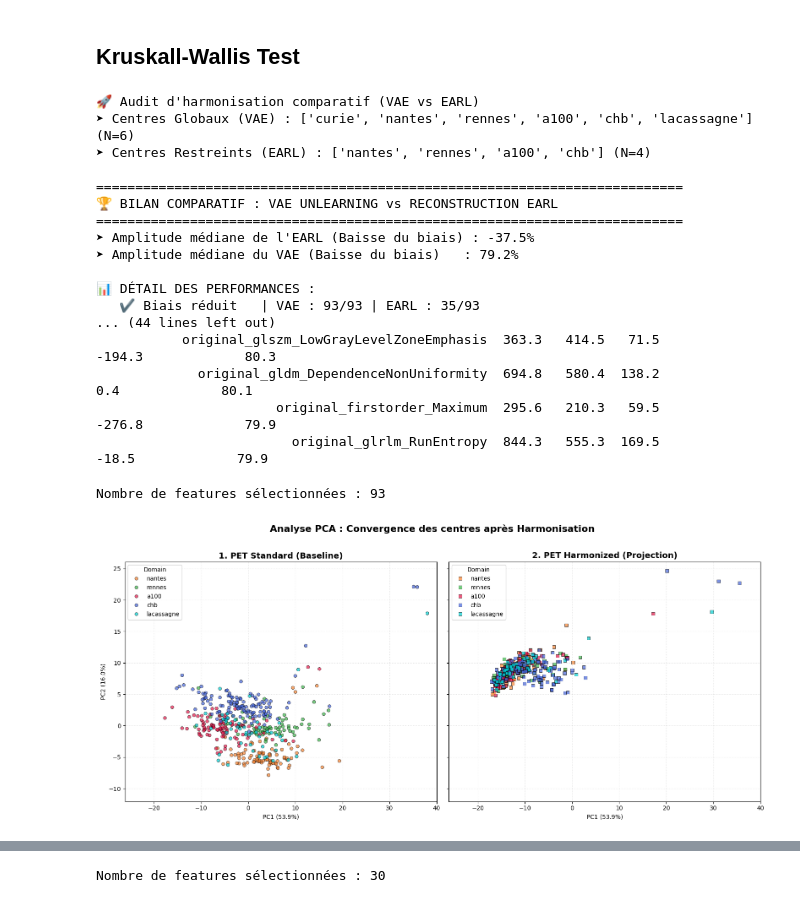
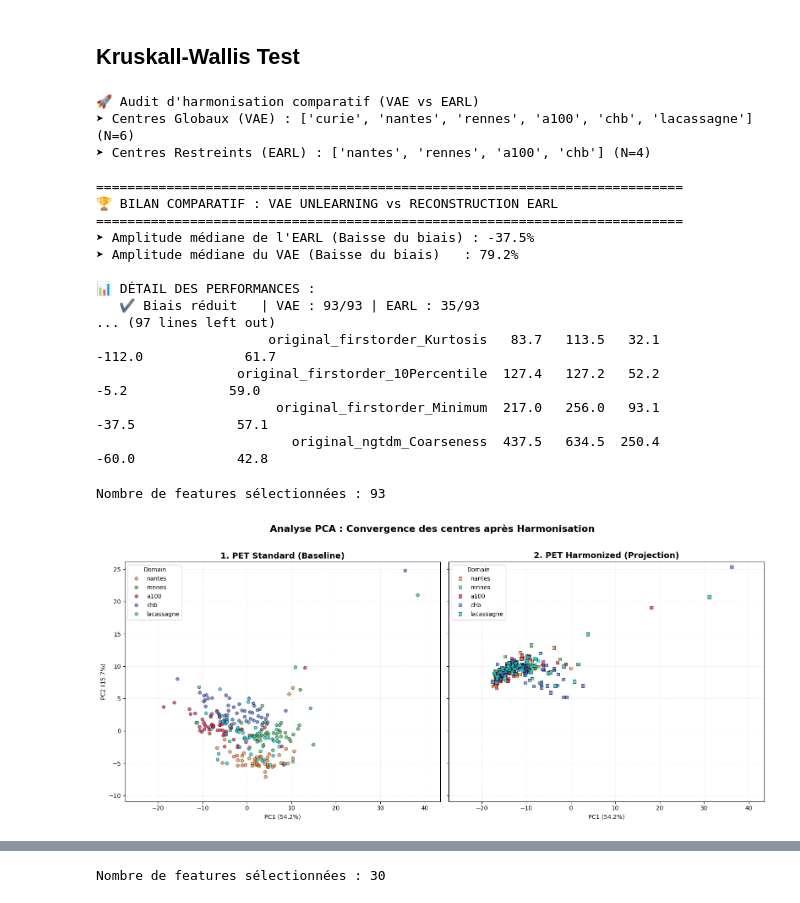
Before and after one commit to Arksyd96/federated-pet-harmonization, a Jupyter notebook: notebooks/evaluate_harmonization_radiomics.ipynb, the cells around one changed output, grey strips where cells are left out. Drawn from its saved outputs; the diff is of its cells as text; code cells hidden in the pictures.

```diff
--- a/notebooks/evaluate_harmonization_radiomics.ipynb
+++ b/notebooks/evaluate_harmonization_radiomics.ipynb
@@ -97,12 +81,12 @@ master_df
 import pandas as pd
 
 # req_mods = ['pet', 'harmonized-pet-vae', 'harmonized-pet-standard-vae', 'gaussian-earl1']
-req_mods = ['pet', 'harmonized-pet-vae']
+req_mods = ['pet', 'harmonized-pet-vae', 'earl1', 'earl2']
 
 df_filtered = master_df[master_df['Modality'].isin(req_mods)]
 
 mod_counts = df_filtered.groupby('Subject_ID')['Modality'].nunique()
-valid_patients = mod_counts[mod_counts == len(req_mods)].index
+valid_patients = mod_counts[mod_counts <= len(req_mods)].index
 
 master_df = df_filtered[df_filtered['Subject_ID'].isin(valid_patients)]
 master_df
@@ -219,7 +203,7 @@ if total_features > 0:
 
     # --- TOP 40 DES FEATURES (Classées par la performance du VAE) ---
     df_display = kw_results[['Feature', 'H_Std', 'H_EARL', 'H_VAE', 'Biais ↓ EARL (%)', 'Biais ↓ VAE (%)']].copy()
-    df_top = df_display.sort_values(by='Biais ↓ VAE (%)', ascending=False).head(40)
+    df_top = df_display.sort_values(by='Biais ↓ VAE (%)', ascending=False)# .head(40)
 
     print("\n" + "="*100)
     print("📊 TOP 40 DES FEATURES (Classées par réduction du biais machine grâce au VAE)")
@@ -240,11 +224,11 @@ else:
 
 📊 DÉTAIL DES PERFORMANCES :
    ✔️ Biais réduit   | VAE : 93/93 | EARL : 35/93
-... (44 lines left out)
-           original_glszm_LowGrayLevelZoneEmphasis  363.3   414.5   71.5            -194.3             80.3
-             original_gldm_DependenceNonUniformity  694.8   580.4  138.2               0.4             80.1
-                       original_firstorder_Maximum  295.6   210.3   59.5            -276.8             79.9
-                         original_glrlm_RunEntropy  844.3   555.3  169.5             -18.5             79.9
+... (97 lines left out)
+                      original_firstorder_Kurtosis   83.7   113.5   32.1            -112.0             61.7
+                  original_firstorder_10Percentile  127.4   127.2   52.2              -5.2             59.0
+                       original_firstorder_Minimum  217.0   256.0   93.1             -37.5             57.1
+                         original_ngtdm_Coarseness  437.5   634.5  250.4             -60.0             42.8
 # %%
 import pandas as pd
 import numpy as np
@@ -550,17 +537,27 @@ def display_cov(df_all):
     plt.tight_layout()
     plt.show()
 # %%
-features = df_top30['Feature'].tolist()
+N = 50
 
-selected_features = df_top30[df_top30['Feature'].isin(features)].copy()
-print(f"Nombre de features sélectionnées : {len(features)}")
+voi_master_df = master_df[
+    (master_df['VOI'] == 'liver') &
+    (master_df['Domain'].isin(['nantes', 'lacassagne', 'a100', 'rennes', 'chb'])) &
+    (master_df['Modality'].isin(['pet', 'harmonized-pet-vae']))
+]
 
-voi_master_df = master_df[(master_df['VOI'] == 'liver') & (master_df['Domain'].isin(['nantes', 'lacassagne', 'rennes', 'a100', 'chb', 'nice']))]
+df_harm_only = voi_master_df[voi_master_df['Modality'] == 'harmonized-pet-vae']
+patients_gardes = df_harm_only.drop_duplicates('Subject_ID').groupby('Domain').head(N)['Subject_ID']
+
+voi_master_df = voi_master_df[voi_master_df['Subject_ID'].isin(patients_gardes)]
 
 df_std = voi_master_df[voi_master_df['Modality'] == 'pet'].copy()
 df_harm = voi_master_df[voi_master_df['Modality'] == 'harmonized-pet-vae'].copy()
 
+features = df_top['Feature'].tolist()
+selected_features = df_top[df_top['Feature'].isin(features)].copy()
+print(f"Nombre de features sélectionnées : {len(features)}")
+
 display_pca(df_std, df_harm, selected_features)
 # %% [output]
 Nombre de features sélectionnées : 93
-[figure, old version]
+[figure, new version]
```
Also changed, not shown: parts of 10 cells of this notebook, 2 other files.
